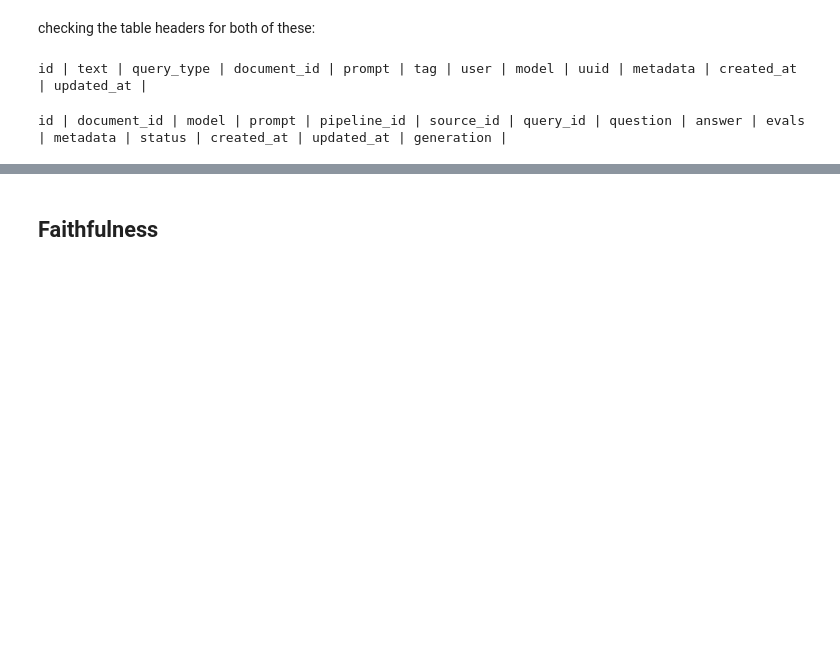
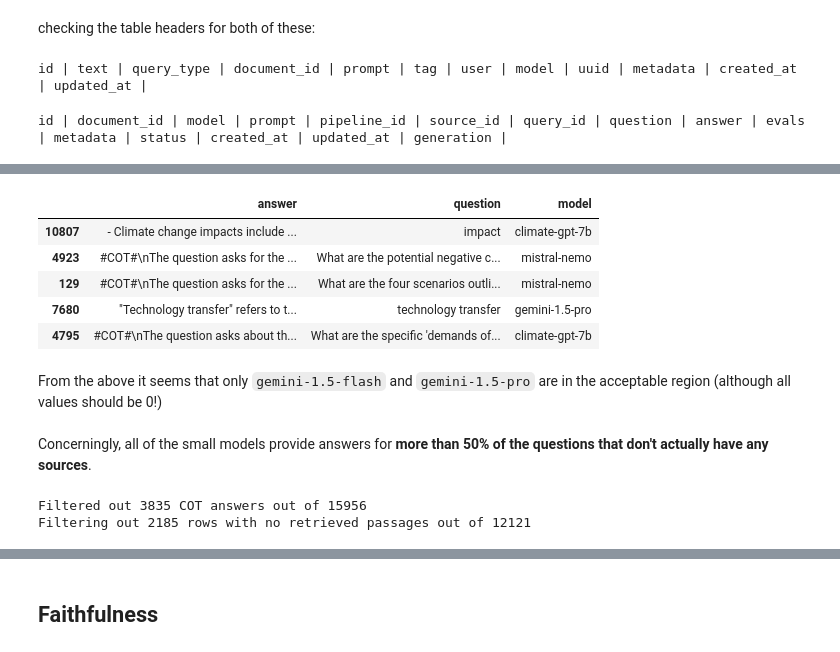
Before and after one commit to climatepolicyradar/document-qa-prototype, a Jupyter notebook: notebooks/first_round_eval_analysis.ipynb, the cells around one changed output, grey strips where cells are left out. Saved outputs shown, nothing was run; the diff lists cells and outputs as text; code cells hidden in the pictures; blank space fills up the shorter version.

```diff
--- a/notebooks/first_round_eval_analysis.ipynb
+++ b/notebooks/first_round_eval_analysis.ipynb
@@ -302,0 +119,4 @@ len(evals)
+# %%
+raw_evals = pd.DataFrame.from_dict(df[["id", "evals"]].set_index("id").to_dict()["evals"], orient="index")
+
+evals = raw_evals.applymap(lambda x: x if pd.isna(x) else json.loads(x)["score"])
@@ -302,0 +148,8 @@ len(evals)
+# %%
+_tmp = df[
+    (
+        df["no_passages_retrieved"]
+    ) & (
+        df["id"].isin(evals[~system_does_not_respond_filter(evals)].index)
+    )
+][["answer", "question", "model"]].sample(5, random_state=42)
@@ -302,0 +175,33 @@ len(evals)
+# %%
+_tmp
+# %% [output]
+|  | answer | question | model |
+| 10807 | - Climate change impacts include ... | impact | climate-gpt-7b |
+| 4923 | #COT#\nThe question asks for the ... | What are the potential negative c... | mistral-nemo |
+| 129 | #COT#\nThe question asks for the ... | What are the four scenarios outli... | mistral-nemo |
+| 7680 | "Technology transfer" refers to t... | technology transfer | gemini-1.5-pro |
+| 4795 | #COT#\nThe question asks about th... | What are the specific 'demands of... | climate-gpt-7b |
+# %% [markdown]
+From the above it seems that only `gemini-1.5-flash` and `gemini-1.5-pro` are in the acceptable region (although all values should be 0!)<br><br>
+Concerningly, all of the small models provide answers for __more than 50% of the questions that don't actually have any sources__.
+# %%
+# this is a unique case, but we need to filter COT until it's fixed
+
+non_cot_ids = df[df.apply(lambda x: x["answer-prompt"] != "evals-answers-0.0.1/chain_of_thought", axis=1)].id.tolist()
+
+original_len = len(df)
+
+evals = evals[evals.index.isin(non_cot_ids)]
+df = df[df["id"].isin(non_cot_ids)]
+
+print(f"Filtered out {original_len - len(non_cot_ids)} COT answers out of {original_len}")
+
+no_passage_indices = df[df["no_passages_retrieved"]].index
+
+print(f"Filtering out {len(no_passage_indices)} rows with no retrieved passages out of {len(df)}")
+
+df = df.drop(no_passage_indices)
+df.drop(columns=["no_passages_retrieved"], inplace=True)
+# %% [output]
+Filtered out 3835 COT answers out of 15956
+Filtering out 2185 rows with no retrieved passages out of 12121
```
Also changed, not shown: parts of 57 cells of this notebook, 3 other files.
